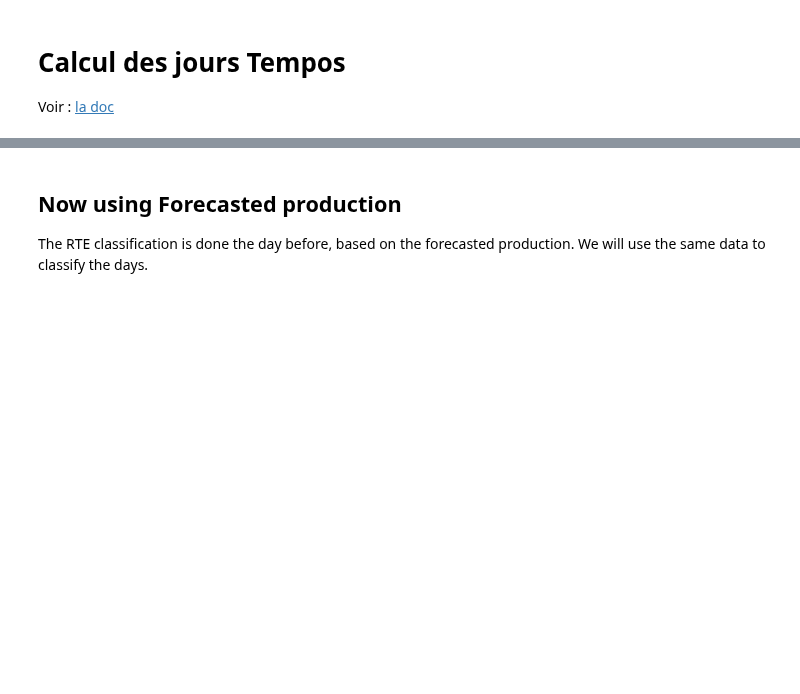
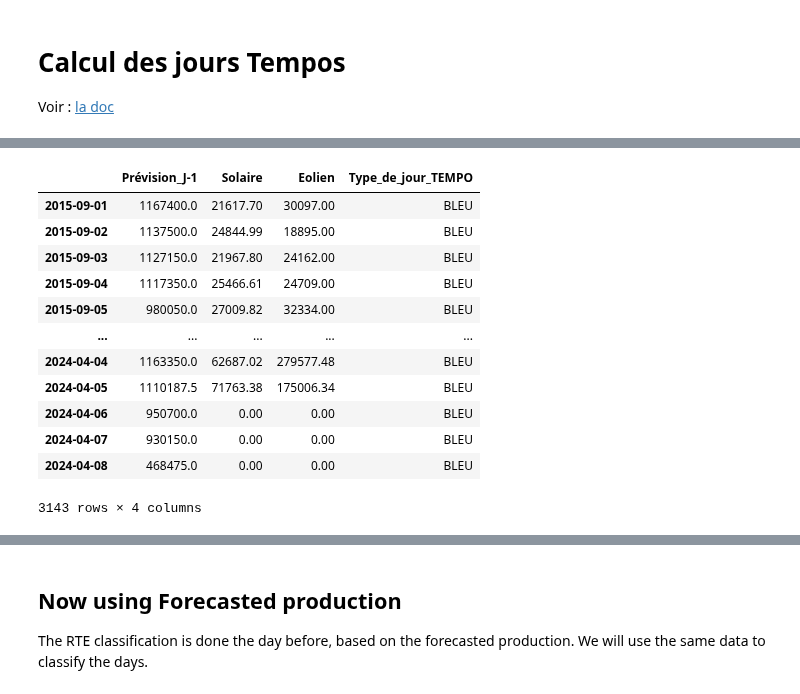
Before and after one commit to GreenForecast-Squad/energetic-stress-production, a Jupyter notebook: notebooks/datascience/tempo_predictor.ipynb, the cells around one changed output, grey strips where cells are left out. Cells and saved outputs as stored; diff of their text form; code cells hidden in the pictures; blank space fills up the shorter version.

```diff
--- a/notebooks/datascience/tempo_predictor.ipynb
+++ b/notebooks/datascience/tempo_predictor.ipynb
@@ -13,4 +64,4 @@ from energy_forecast.tempo_rte import TempoPredictor
 # %%
-data_file = ROOT_DIR / "data/rte_agg_daily_2014_2024.csv"
-data_agg = pd.read_csv(data_file, index_col=0, parse_dates=True)
-data_agg.index = pd.to_datetime(data_agg.index)
+tempos = pd.read_csv(ROOT_DIR / 'data' / 'silver' / 'tempo_2014_2024.csv', index_col=0, parse_dates=True)
+tempos.index = tempos.index.tz_localize("Europe/Paris")
+tempos
@@ -38,0 +85,6 @@ predictor.confusion_matrix(data_pred=predictions)
+# %%
+# average from 6am
+origin = rte_all_data.index[0] + pd.DateOffset(hour=6, minute=0)
+daily_consumption = rte_all_data["Prévision J-1"].resample("1D", origin=origin).sum()
+daily_consumption.index = daily_consumption.index + pd.DateOffset(hour=0)
+daily_consumption
@@ -38,0 +104,5 @@ predictor.confusion_matrix(data_pred=predictions)
+# %%
+origin = production_forcasted.index[0]+ pd.DateOffset(hour=6, minute=0)
+daily_production = production_forcasted.resample("1D", origin=origin).sum()
+daily_production.index = daily_production.index + pd.DateOffset(hour=0)
+daily_production
@@ -38,0 +124,38 @@ predictor.confusion_matrix(data_pred=predictions)
+# %%
+daily_consumption_naive_tz = daily_consumption.tz_localize(None)
+daily_production_naive_tz = daily_production.tz_localize(None)
+tempos_naive_tz = tempos.tz_localize(None)
+# %%
+
+data = pd.concat([daily_consumption_naive_tz, daily_production_naive_tz, tempos_naive_tz],
+                 axis=1).sort_index().dropna(axis=0, how="any")
+
+data = data[~data.index.duplicated()]
+year = data.index[0].year
+first_september = data.index[0] + pd.DateOffset(month=9, day=1, year=year)
+if first_september < data.index[0]:
+    first_september += pd.DateOffset(years=1)
+
+last_august = data.index[-1] - pd.DateOffset(month=8, day=31)
+data.rename(columns={
+    "Prévision J-1": "Prévision_J-1",
+    "SOLAR_FORECAST_D1":"Solaire",
+    "EOLIEN_FORECAST_D1":"Eolien",
+    "tempo_type":"Type_de_jour_TEMPO",
+}, inplace=True)
+
+data[first_september: last_august]
+# %% [output]
+|  | Prévision_J-1 | Solaire | Eolien | Type_de_jour_TEMPO |
+| 2015-09-01 | 1167400.0 | 21617.70 | 30097.00 | BLEU |
+| 2015-09-02 | 1137500.0 | 24844.99 | 18895.00 | BLEU |
+| 2015-09-03 | 1127150.0 | 21967.80 | 24162.00 | BLEU |
+| 2015-09-04 | 1117350.0 | 25466.61 | 24709.00 | BLEU |
+| 2015-09-05 | 980050.0 | 27009.82 | 32334.00 | BLEU |
+| ... | ... | ... | ... | ... |
+| 2024-04-04 | 1163350.0 | 62687.02 | 279577.48 | BLEU |
+| 2024-04-05 | 1110187.5 | 71763.38 | 175006.34 | BLEU |
+| 2024-04-06 | 950700.0 | 0.00 | 0.00 | BLEU |
+| 2024-04-07 | 930150.0 | 0.00 | 0.00 | BLEU |
+| 2024-04-08 | 468475.0 | 0.00 | 0.00 | BLEU |
+3143 rows × 4 columns
```
Also changed, not shown: parts of 12 cells of this notebook, 2 other files.
